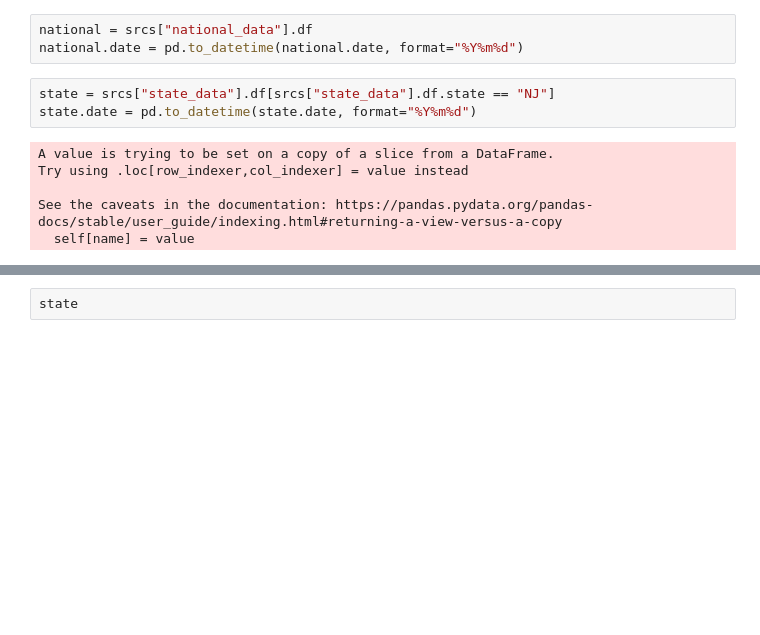
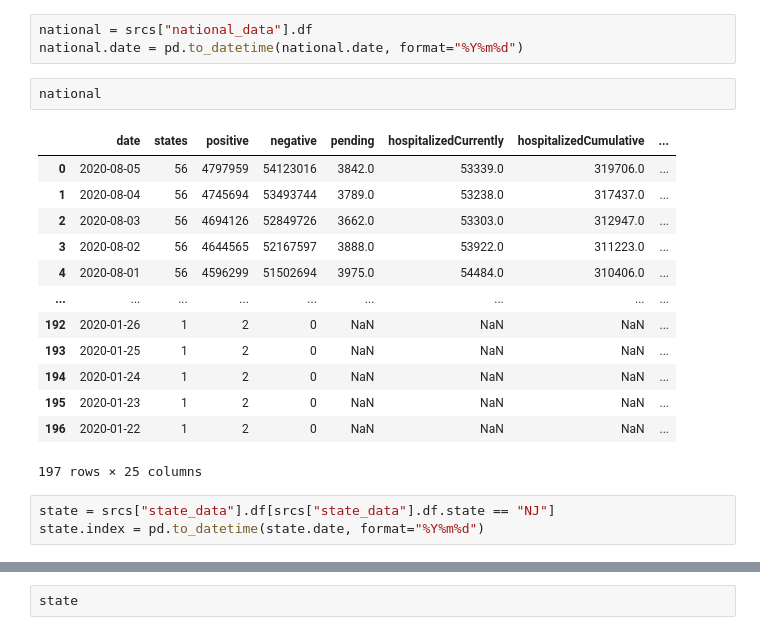
Before and after one commit to danielsuo/princeton.fyi, a Jupyter notebook: notebooks/Testing.ipynb, the cells around one changed output, grey strips where cells are left out. Cells and saved outputs as stored; diff of their text form; blank space fills up the shorter version.

Commit message:
Add data

```diff
--- a/notebooks/Testing.ipynb
+++ b/notebooks/Testing.ipynb
@@ -275,12 +319,22 @@ cases_table.local.plot()
 # %%
 national = srcs["national_data"].df
 national.date = pd.to_datetime(national.date, format="%Y%m%d")
+# %%
+national
+# %% [output]
+|  | date | states | positive | negative | pending | hospitalizedCurrently | hospitalizedCumulative | ... |
+| 0 | 2020-08-05 | 56 | 4797959 | 54123016 | 3842.0 | 53339.0 | 319706.0 | ... |
+| 1 | 2020-08-04 | 56 | 4745694 | 53493744 | 3789.0 | 53238.0 | 317437.0 | ... |
+| 2 | 2020-08-03 | 56 | 4694126 | 52849726 | 3662.0 | 53303.0 | 312947.0 | ... |
+| 3 | 2020-08-02 | 56 | 4644565 | 52167597 | 3888.0 | 53922.0 | 311223.0 | ... |
+| 4 | 2020-08-01 | 56 | 4596299 | 51502694 | 3975.0 | 54484.0 | 310406.0 | ... |
+| ... | ... | ... | ... | ... | ... | ... | ... | ... |
+| 192 | 2020-01-26 | 1 | 2 | 0 | NaN | NaN | NaN | ... |
+| 193 | 2020-01-25 | 1 | 2 | 0 | NaN | NaN | NaN | ... |
+| 194 | 2020-01-24 | 1 | 2 | 0 | NaN | NaN | NaN | ... |
+| 195 | 2020-01-23 | 1 | 2 | 0 | NaN | NaN | NaN | ... |
+| 196 | 2020-01-22 | 1 | 2 | 0 | NaN | NaN | NaN | ... |
+197 rows × 25 columns
 # %%
 state = srcs["state_data"].df[srcs["state_data"].df.state == "NJ"]
-state.date = pd.to_datetime(state.date, format="%Y%m%d")
+state.index = pd.to_datetime(state.date, format="%Y%m%d")
-# %% [output]
-A value is trying to be set on a copy of a slice from a DataFrame.
-Try using .loc[row_indexer,col_indexer] = value instead
-
-See the caveats in the documentation: https://pandas.pydata.org/pandas-docs/stable/user_guide/indexing.html#returning-a-view-versus-a-copy
-  self[name] = value
```
Also changed, not shown: parts of 5 cells of this notebook, 9 other files.
